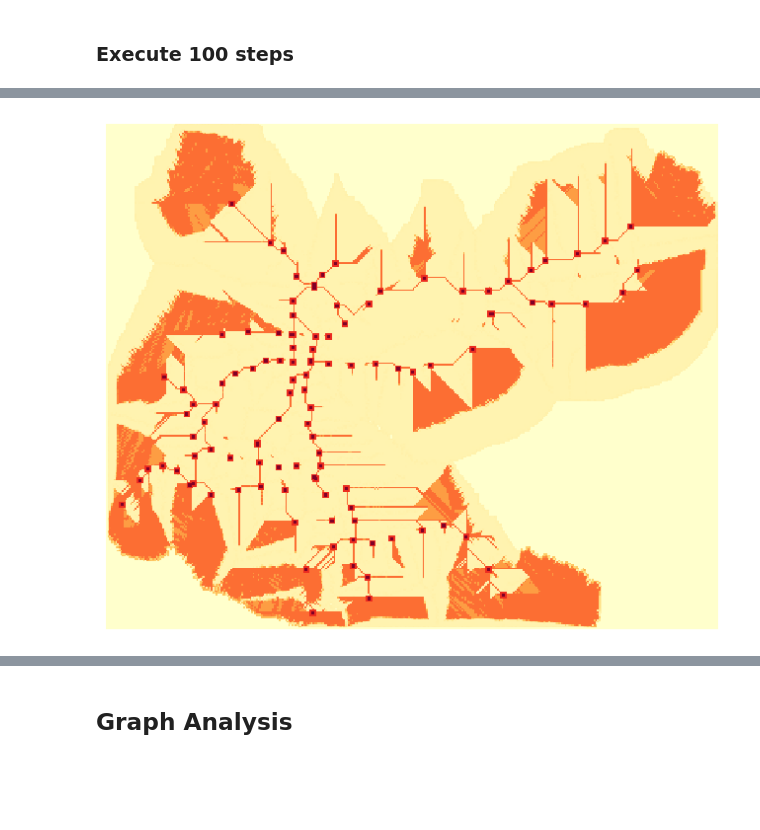
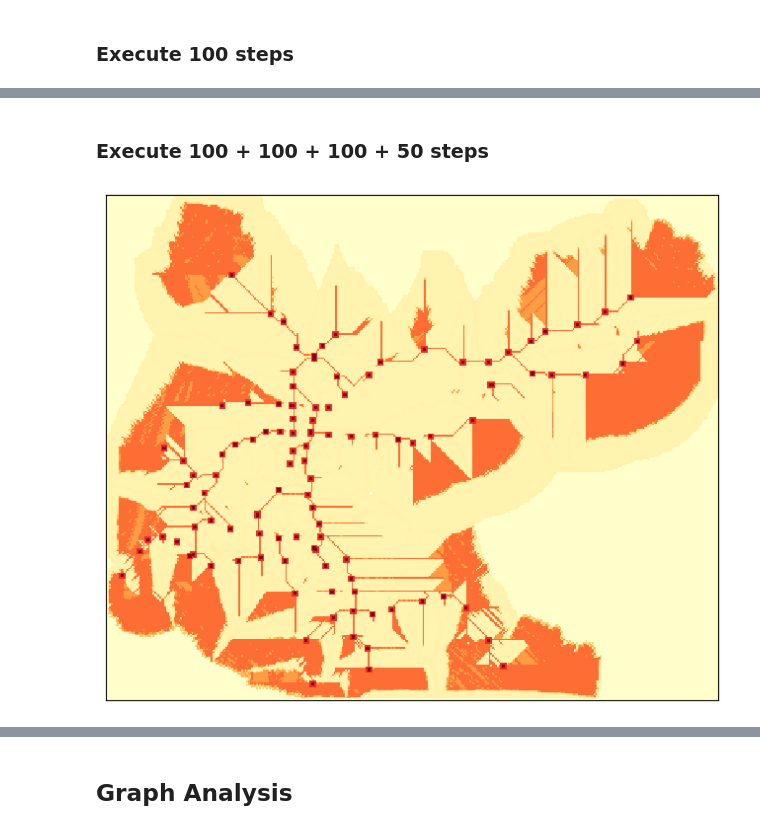
Before and after one commit to MoeBuTa/SlimeMould, a Jupyter notebook: slime.ipynb, the cells around one changed output, grey strips where cells are left out. Saved outputs shown, nothing was run; the diff lists cells and outputs as text; code cells hidden in the pictures; blank space fills up the shorter version.

Commit message:
fix bugs and add more output files

```diff
--- a/slime.ipynb
+++ b/slime.ipynb
@@ -41,6 +41,7 @@ min_y = min(stations['y'])
 stations['x'] = stations.x.apply(lambda x: int(x - min_x)+10)
 stations['y'] = stations.y.apply(lambda y: int(y - min_y)+10)
 stations['nodes'] = stations[['x', 'y']].apply(tuple, axis=1)
+stations = stations.drop_duplicates(subset=['nodes'])
 stations.head()
 # %% [output]
 |  | geometry | lon | lat | value | x | y | nodes |
@@ -122,8 +162,10 @@ nx.draw(dish.food_graph, dish.food_positions,
+# %% [markdown]
+### Execute 100 + 100 + 100 + 50 steps
 # %%
-dish.animate(frames=250, interval=100, filename="output/350steps.gif")
+dish.animate(frames=50, interval=100, filename="output/350steps.gif")
 plt.show()
 # %% [output]
-[figure, old version]
+[figure, new version]
 # %%
 nx.draw(dish.food_graph, dish.food_positions,
         node_color='C1',
```
Also changed, not shown: parts of 21 cells of this notebook, 18 other files.
